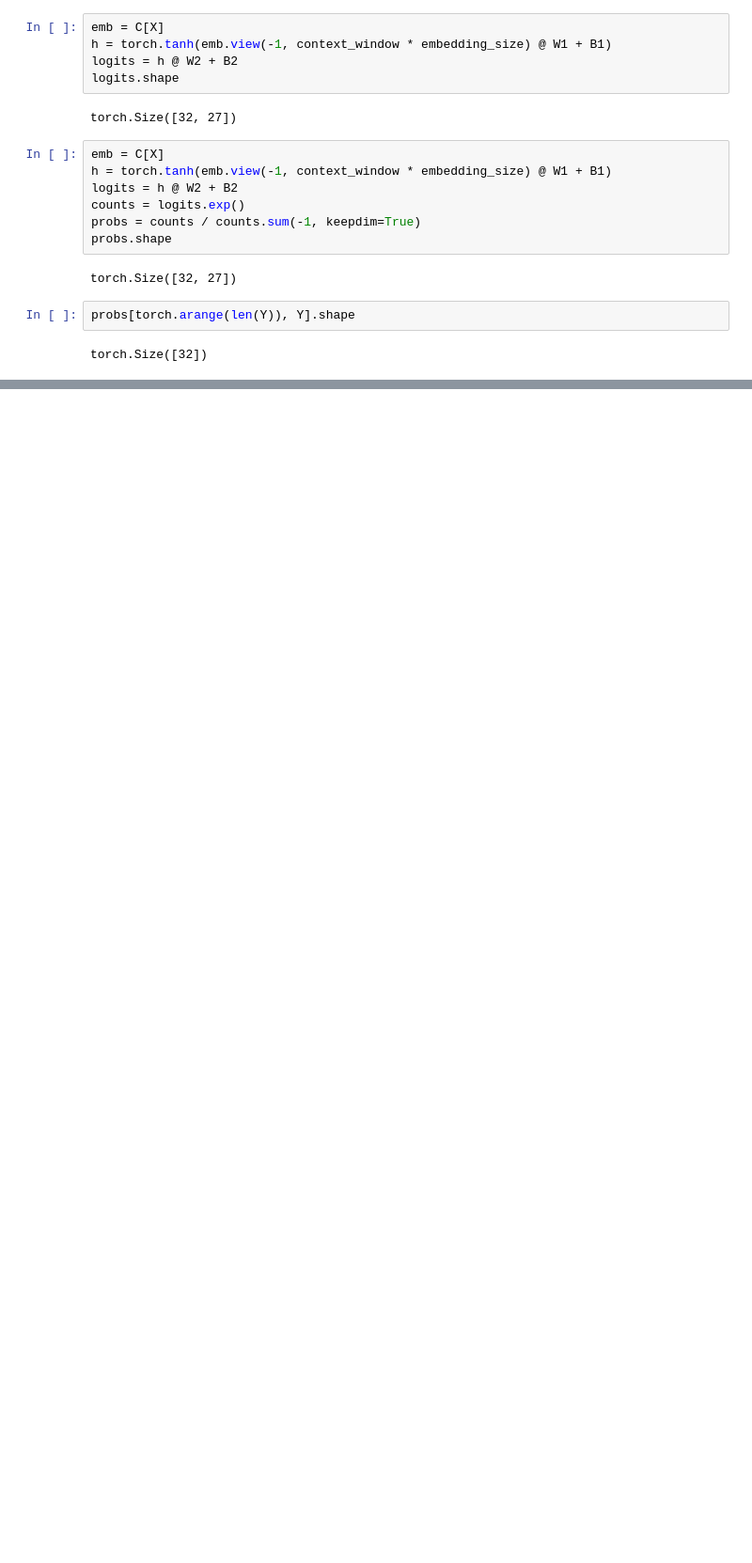
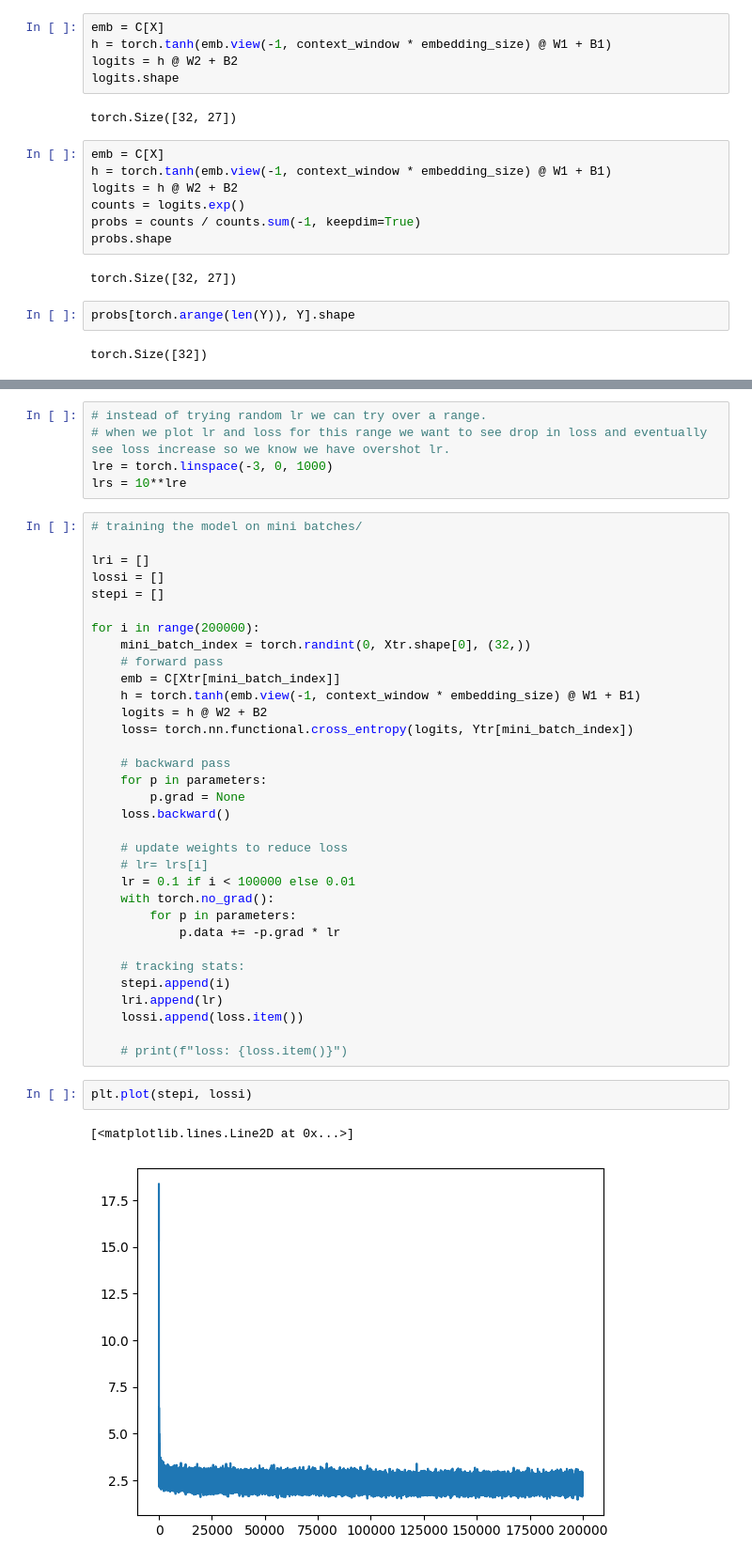
Before and after one commit to anishchhaparwal/zero_to_hero, a Jupyter notebook: 3.Neural Probabilistic_language_model.ipynb, the cells around one changed output, grey strips where cells are left out. Shown at 94% size. Drawn from its saved outputs; the diff is of its cells as text; blank space fills up the shorter version.

```diff
--- a/3.Neural Probabilistic_language_model.ipynb
+++ b/3.Neural Probabilistic_language_model.ipynb
@@ -103,0 +245,43 @@ tensor(17.5882)
+# %%
+# instead of trying random lr we can try over a range.
+# when we plot lr and loss for this range we want to see drop in loss and eventually see loss increase so we know we have overshot lr.
+lre = torch.linspace(-3, 0, 1000)
+lrs = 10**lre
+# %%
+# training the model on mini batches/
+
+lri = []
+lossi = []
+stepi = []
+
+for i in range(200000):
+    mini_batch_index = torch.randint(0, Xtr.shape[0], (32,))
+    # forward pass
+    emb = C[Xtr[mini_batch_index]]
+    h = torch.tanh(emb.view(-1, context_window * embedding_size) @ W1 + B1)
+    logits = h @ W2 + B2
+    loss= torch.nn.functional.cross_entropy(logits, Ytr[mini_batch_index])
+
+    # backward pass
+    for p in parameters:
+        p.grad = None
+    loss.backward()
+
+    # update weights to reduce loss
+    # lr= lrs[i]
+    lr = 0.1 if i < 100000 else 0.01
+    with torch.no_grad():
+        for p in parameters:
+            p.data += -p.grad * lr
+
+    # tracking stats:
+    stepi.append(i)
+    lri.append(lr)
+    lossi.append(loss.item())
+
+    # print(f"loss: {loss.item()}")
+# %%
+plt.plot(stepi, lossi)
+# %% [output]
+[<matplotlib.lines.Line2D at 0x...>]
+[figure, added]
```
Also changed, not shown: parts of 13 cells of this notebook.
